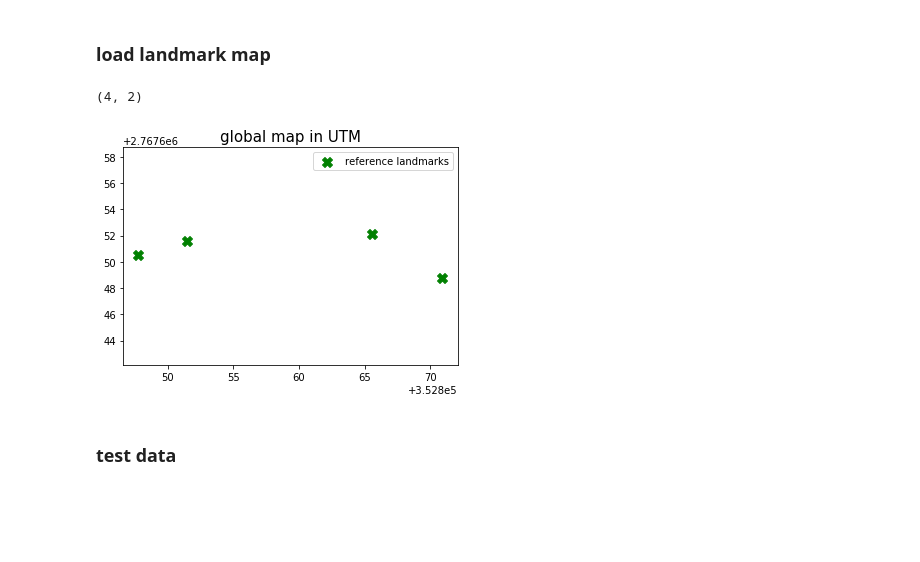
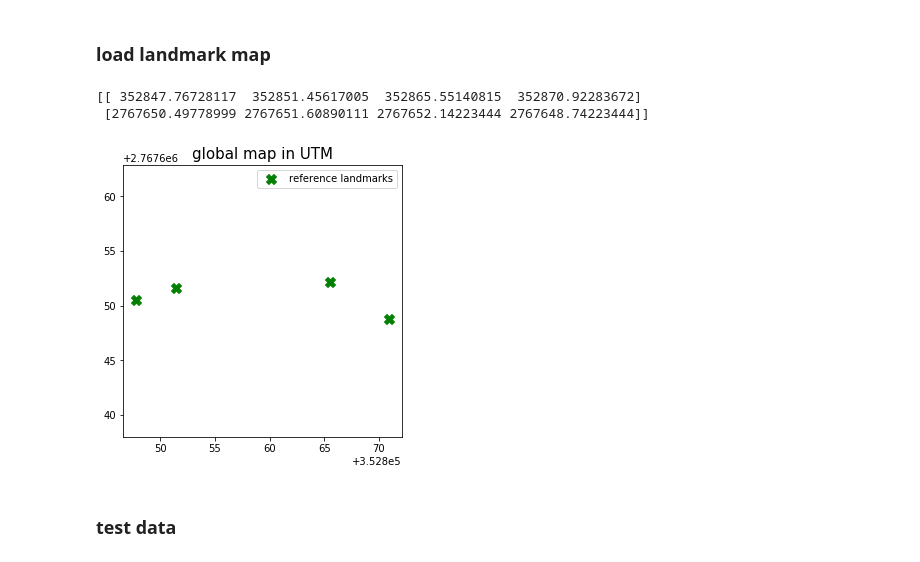
Before and after one commit to Chen-Yu-Qiang/mapping_explorer, a Jupyter notebook: jupyterNotebook/Automatic_tree_detection.ipynb, the cells around one changed output. Cells and saved outputs as stored; diff of their text form; code cells hidden in the pictures; blank space fills up the shorter version.

```diff
--- a/jupyterNotebook/Automatic_tree_detection.ipynb
+++ b/jupyterNotebook/Automatic_tree_detection.ipynb
@@ -584,11 +271,2 @@ plt.imshow(cv2.cvtColor(circle_bd, cv2.COLOR_BGR2RGB))
 # %% [markdown]
 ### load landmark map
-# %%
-directory = '/home/ncslaber/109-2/210725_NTU_leftAreaLibrary/'
-bag_name = 'ntu_test3_2021-07-25-18-23-39/'
-file_path = directory+bag_name
-centroid_filteredNP = np.load(file_path+'centroid_filteredList.npy')
-centroid_filteredList = centroid_filteredNP.tolist()
-centroid_filteredNP.shape
-# %% [output]
-(4, 2)
@@ -604,19 +273,21 @@ utm_x_ref, utm_y_ref = proj(lng, lat)
 # %%
-length=1024
-map_start_x = 0.5
-map_start_y = 0.1
-cX_m_ref = (centroid_filteredNP[:,0] - int(length*(1-map_start_y))) *0.05
-cY_m_ref = (centroid_filteredNP[:,1] - int(length*(1-map_start_x))) *0.05
-cX_utm_ref = cX_m_ref + utm_x_ref
-cY_utm_ref = cY_m_ref + utm_y_ref
-
+directory = '/home/ncslaber/109-2/210725_NTU_leftAreaLibrary/'
+bag_name = 'ntu_test3_2021-07-25-18-23-39/'
+file_path_map = directory+bag_name
+center_utm_ref = np.load(file_path_map+'center_utm_ref.npy')
+print(center_utm_ref)
+cX_utm_ref = center_utm_ref[0,:]
+cY_utm_ref = center_utm_ref[1,:]
+fig4 = plt.figure(figsize=(5,5))
 plt.scatter(cX_utm_ref, cY_utm_ref, c='g', label='reference landmarks', marker='X',s=100)
 # plt.scatter(utm_x_ref, utm_y_ref, label='start_recording',c='black')
 plt.axis('equal')
 plt.title('global map in UTM', fontsize=15)
 plt.legend()
-plt.show()
+plt.draw()
 # %% [output]
+[[ 352847.76728117  352851.45617005  352865.55140815  352870.92283672]
+ [2767650.49778999 2767651.60890111 2767652.14223444 2767648.74223444]]
-[figure, old version]
+[figure, new version]
 # %% [markdown]
 ### test data
```
Also changed, not shown: parts of 57 cells of this notebook, 56 other files.
